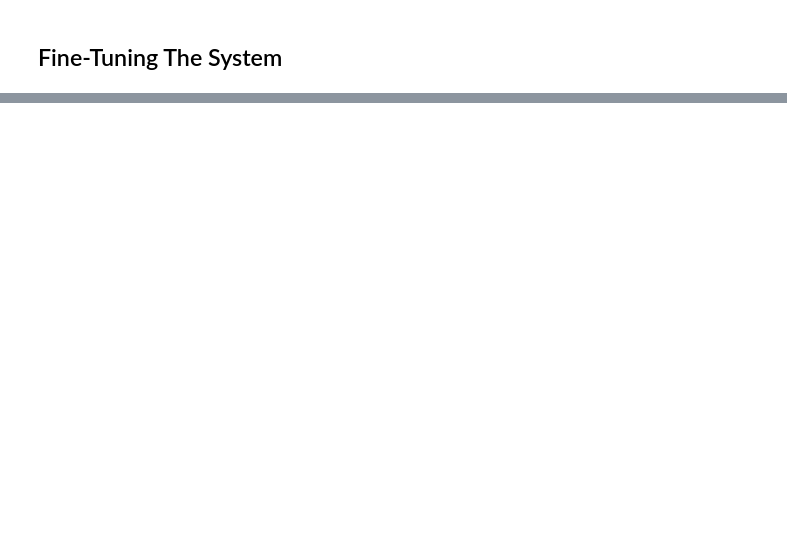
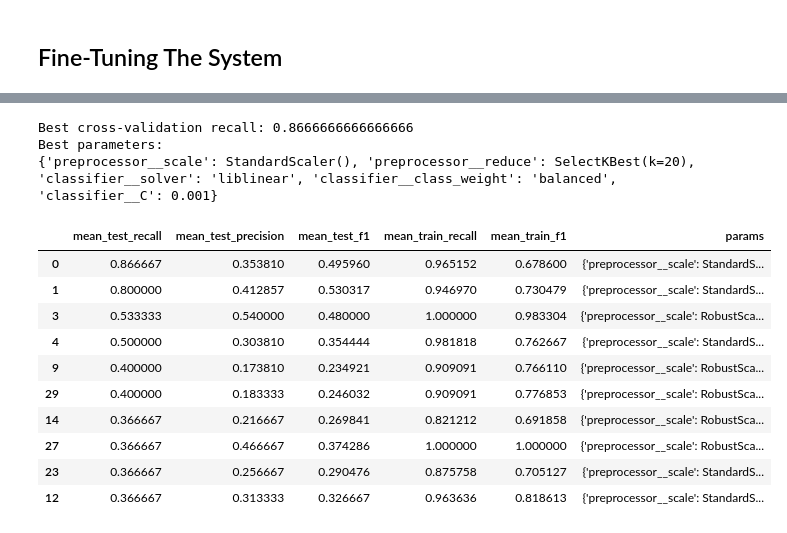
Before and after one commit to moyerc05/Machine-Learning-Project1, a Jupyter notebook: Early Spring - Training.ipynb, the cells around one changed output, grey strips where cells are left out. Drawn from its saved outputs; the diff is of its cells as text; code cells hidden in the pictures; blank space fills up the shorter version.

```diff
--- a/Early Spring - Training.ipynb
+++ b/Early Spring - Training.ipynb
@@ -182,0 +244,74 @@ max_soil_temp_mar1_minus08: 0.0
+# %%
+log_reg_pipeline = Pipeline([
+    ("preprocessor", build_preprocessor()),
+    ("classifier", LogisticRegression(max_iter=5000, random_state=42))
+])
+
+log_reg_params = {
+    # Preprocessing hyperparameters
+    "preprocessor__scale": [StandardScaler(), RobustScaler()],
+    "preprocessor__reduce": [
+        "passthrough",
+        SelectKBest(score_func=f_classif, k=10),
+        SelectKBest(score_func=f_classif, k=20),
+        SelectKBest(score_func=f_classif, k=30),
+        SelectKBest(score_func=f_classif, k="all"),
+    ],
+
+    # Logistic Regression hyperparameters
+    "classifier__C": [0.001, 0.01, 0.1, 1, 10, 100],
+    "classifier__class_weight": [None, "balanced"],
+    "classifier__solver": ["liblinear", "lbfgs"],
+}
+
+log_reg_search = RandomizedSearchCV(
+    estimator=log_reg_pipeline,
+    param_distributions=log_reg_params,
+    n_iter=30,
+    scoring=scoring,
+    refit="recall",
+    cv=cv,
+    random_state=42,
+    return_train_score=True,
+    n_jobs=-1,
+    error_score="raise",
+)
+
+log_reg_search.fit(X_train_raw, y_train)
+
+print("Best cross-validation recall:", log_reg_search.best_score_)
+print("Best parameters:")
+print(log_reg_search.best_params_)
+
+log_reg_results = (
+    pd.DataFrame(log_reg_search.cv_results_)
+    .sort_values("rank_test_recall")
+)
+
+display(
+    log_reg_results[
+        [
+            "mean_test_recall",
+            "mean_test_precision",
+            "mean_test_f1",
+            "mean_train_recall",
+            "mean_train_f1",
+            "params",
+        ]
+    ].head(10)
+)
+# %% [output]
+Best cross-validation recall: 0.8666666666666666
+Best parameters:
+{'preprocessor__scale': StandardScaler(), 'preprocessor__reduce': SelectKBest(k=20), 'classifier__solver': 'liblinear', 'classifier__class_weight': 'balanced', 'classifier__C': 0.001}
+|  | mean_test_recall | mean_test_precision | mean_test_f1 | mean_train_recall | mean_train_f1 | params |
+| 0 | 0.866667 | 0.353810 | 0.495960 | 0.965152 | 0.678600 | {'preprocessor__scale': StandardS... |
+| 1 | 0.800000 | 0.412857 | 0.530317 | 0.946970 | 0.730479 | {'preprocessor__scale': StandardS... |
+| 3 | 0.533333 | 0.540000 | 0.480000 | 1.000000 | 0.983304 | {'preprocessor__scale': RobustSca... |
+| 4 | 0.500000 | 0.303810 | 0.354444 | 0.981818 | 0.762667 | {'preprocessor__scale': StandardS... |
+| 9 | 0.400000 | 0.173810 | 0.234921 | 0.909091 | 0.766110 | {'preprocessor__scale': RobustSca... |
+| 29 | 0.400000 | 0.183333 | 0.246032 | 0.909091 | 0.776853 | {'preprocessor__scale': RobustSca... |
+| 14 | 0.366667 | 0.216667 | 0.269841 | 0.821212 | 0.691858 | {'preprocessor__scale': RobustSca... |
+| 27 | 0.366667 | 0.466667 | 0.374286 | 1.000000 | 1.000000 | {'preprocessor__scale': RobustSca... |
+| 23 | 0.366667 | 0.256667 | 0.290476 | 0.875758 | 0.705127 | {'preprocessor__scale': StandardS... |
+| 12 | 0.366667 | 0.313333 | 0.326667 | 0.963636 | 0.818613 | {'preprocessor__scale': StandardS... |
```
Also changed, not shown: parts of 23 cells of this notebook.
